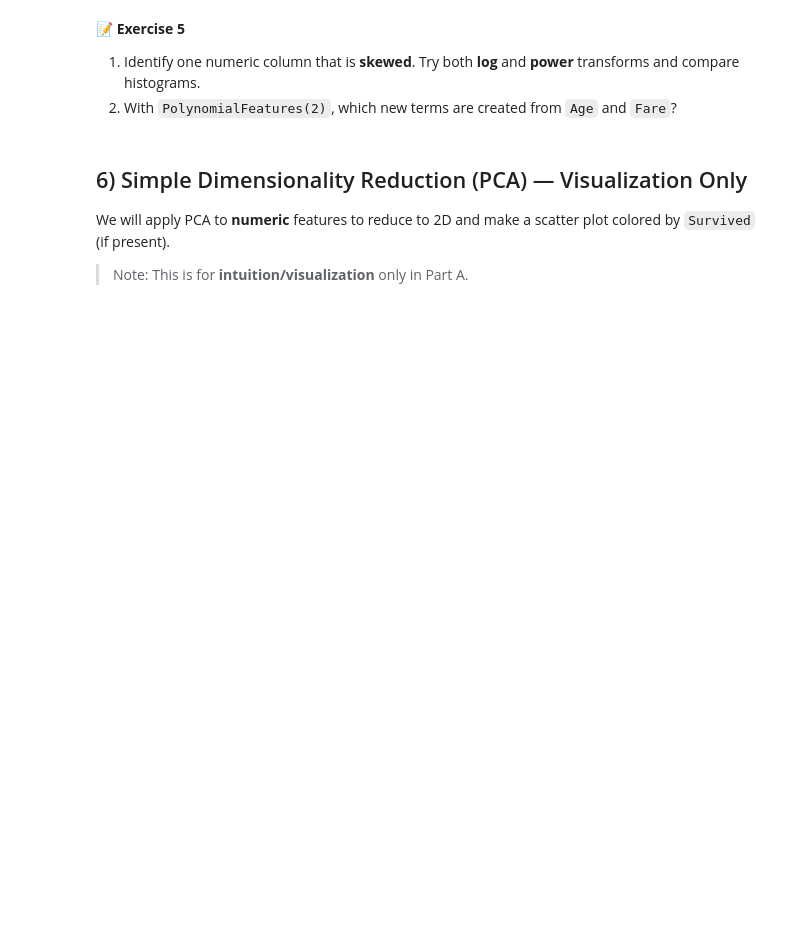
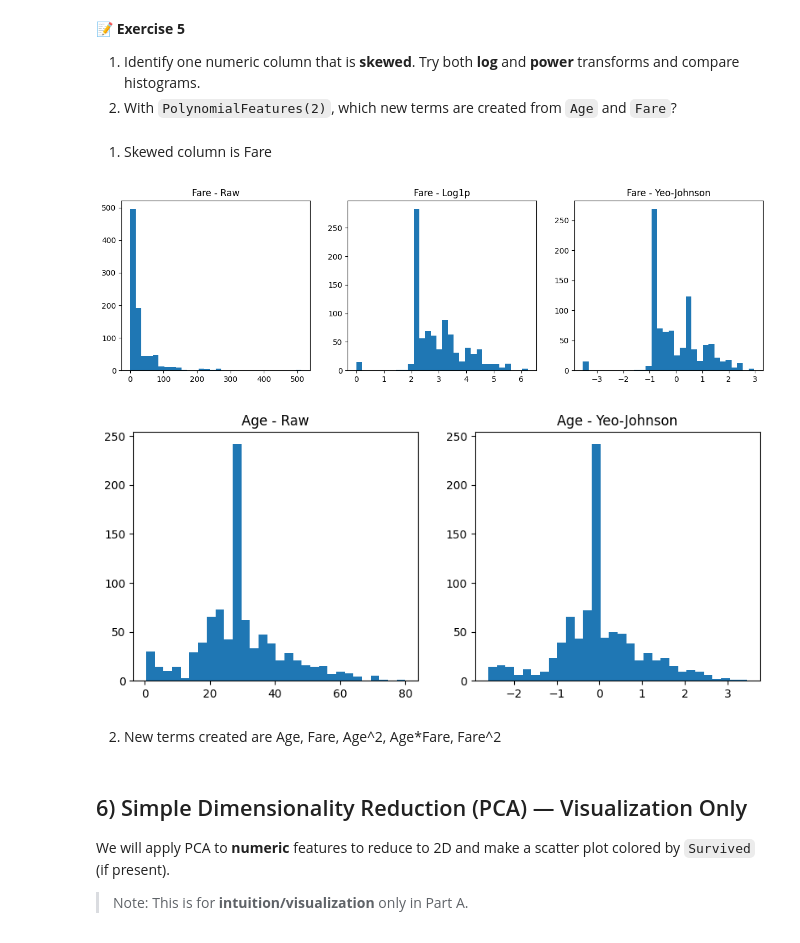
Before and after one commit to pranaviii04/Machine-Learning-Labs, a Jupyter notebook: Feature_Engineering_PartA.ipynb, the cells around one changed output. Cells and saved outputs as stored; diff of their text form; code cells hidden in the pictures; blank space fills up the shorter version.

```diff
--- a/Feature_Engineering_PartA.ipynb
+++ b/Feature_Engineering_PartA.ipynb
@@ -327,6 +384,38 @@ poly.get_feature_names_out(['Age','Fare'])[:6]
 **📝 Exercise 5**
 1) Identify one numeric column that is **skewed**. Try both **log** and **power** transforms and compare histograms.
 2) With `PolynomialFeatures(2)`, which new terms are created from `Age` and `Fare`?
+# %% [markdown]
+1) Skewed column is Fare
+# %%
+# --- Log transform (only for positive values) ---
+fare_log = np.log1p(af['Fare'].values.reshape(-1,1))
+
+# --- Power transform (Yeo-Johnson) ---
+pt = PowerTransformer(method='yeo-johnson')
+af_pt = pt.fit_transform(af)
+
+# --- Plot comparison for Fare ---
+fig, axes = plt.subplots(1, 3, figsize=(15,4))
+axes[0].hist(af['Fare'], bins=30)
+axes[0].set_title('Fare - Raw')
+axes[1].hist(fare_log.flatten(), bins=30)
+axes[1].set_title('Fare - Log1p')
+axes[2].hist(af_pt[:,1], bins=30)
+axes[2].set_title('Fare - Yeo-Johnson')
+plt.show()
+
+# --- Plot comparison for Age ---
+fig, axes = plt.subplots(1, 2, figsize=(10,4))
+axes[0].hist(af['Age'], bins=30)
+axes[0].set_title('Age - Raw')
+axes[1].hist(af_pt[:,0], bins=30)
+axes[1].set_title('Age - Yeo-Johnson')
+plt.show()
+# %% [output]
+[figure, added]
+[figure, added]
+# %% [markdown]
+2) New terms created are Age, Fare, Age^2, Age*Fare, Fare^2
 # %% [markdown]
 ## 6) Simple Dimensionality Reduction (PCA) — Visualization Only
 
```
Also changed, not shown: parts of 18 cells of this notebook.
